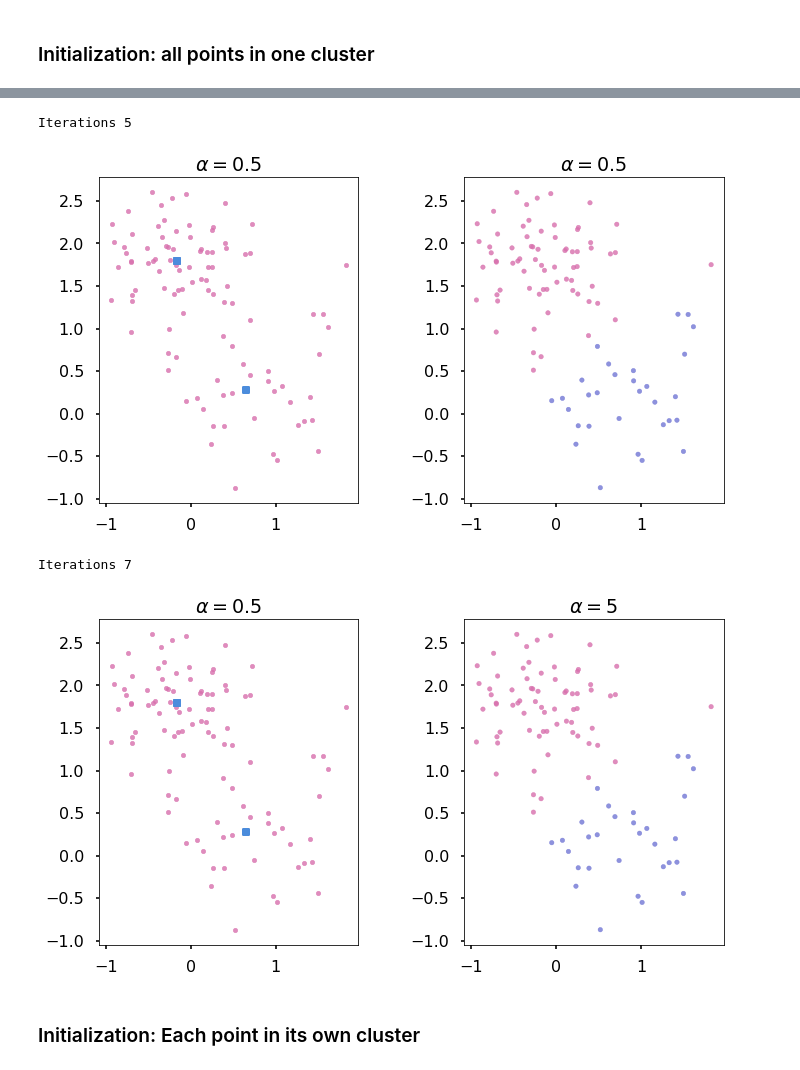
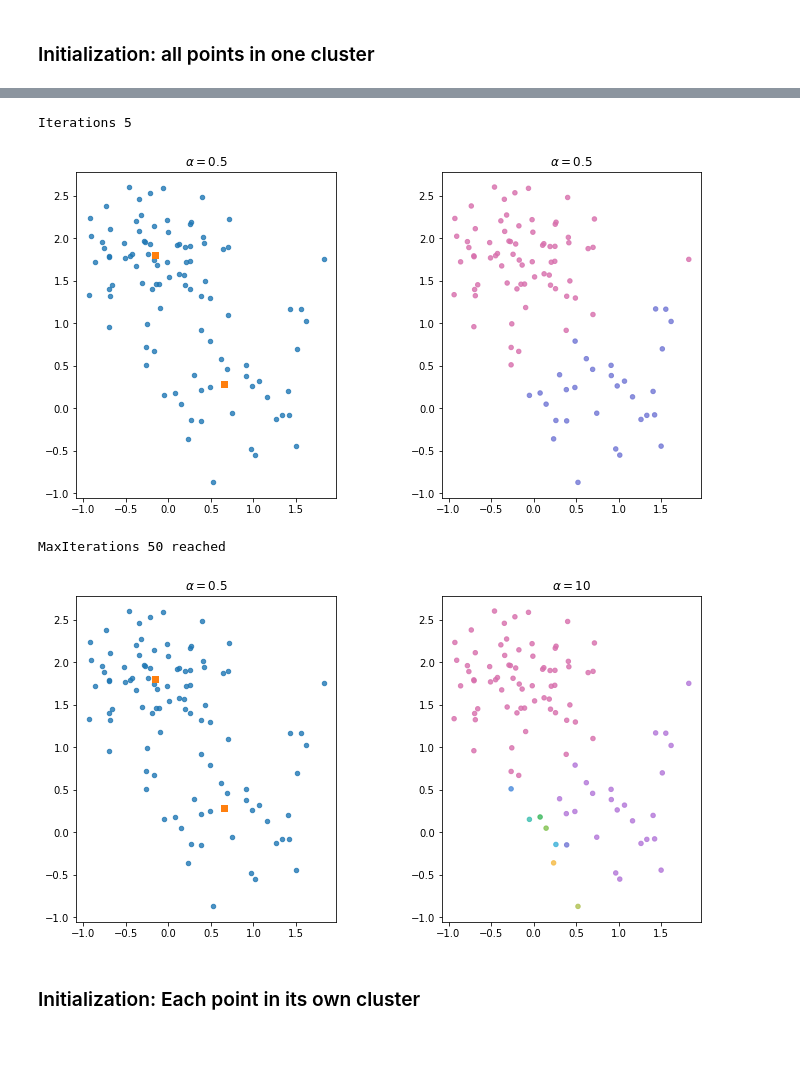
Before and after one commit to ChenchaoZhao/MachineLearningMethods, a Jupyter notebook: DPMM_demo.ipynb, the cells around one changed output, grey strips where cells are left out. Drawn from its saved outputs; the diff is of its cells as text; code cells hidden in the pictures.

```diff
--- a/DPMM_demo.ipynb
+++ b/DPMM_demo.ipynb
@@ -1,6 +0,0 @@
-# %%
-import numpy as np
-import scipy as sp
-import MyStats as ms
-%pylab inline
-style.use('seaborn-poster')
@@ -9,10 +1,21 @@ Populating the interactive namespace from numpy and matplotlib
+# %%
+import numpy as np
+from mixture_models import DirichletProcessMixtureModel as DPMM
+import matplotlib.pyplot as plt
+palettes = [
+    '#D870AD', '#B377D9', '#7277D5',
+    '#4B8CDC', '#3BB1D9', '#3BBEB0',
+    '#3BB85D', '#82C250', '#B0C151',
+    '#F5BA42', '#F59B43', '#E7663F',
+    '#D94C42']
+cc_ = np.array(palettes)
 # %% [markdown]
 # Dirichlet Process Mixture Model
 # %% [markdown]
 ## $\alpha = 0.5$
 # %%
 alpha_real = 0.5
-dp = ms.DirichletProcessMixtureModel(alpha_real, n_dim=2, sig2=0.25)
+dp = DPMM(alpha_real, n_dim=2, sig2=0.25)
 
 seed = 41918
 np.random.seed(seed)
@@ -48,40 +47,39 @@ alpha_fit = 0.5
 # dp.max_itr = 100
 dp.fit(alpha=alpha_fit, init_method=0)
 
-figure(figsize=(12,6))
-ax = subplot(121, aspect='equal')
-ax.scatter(data_[:,0], data_[:,1], s=20, alpha=0.8, c=ms.cc_[0])
-ax.scatter(dp.cluster_parameters_[:,0], dp.cluster_parameters_[:,1], s=30, marker='s', c=ms.cc_[3], alpha=0.8)
+plt.figure(figsize=(12,6))
+ax = plt.subplot(121, aspect='equal')
+ax.scatter(data_[:,0], data_[:,1], s=20, alpha=0.8)
+ax.scatter(dp.cluster_parameters_[:,0], dp.cluster_parameters_[:,1], s=30, marker='s', alpha=0.8)
 
-title(r"$\alpha = {}$".format(alpha_real))
-ax = subplot(122, aspect='equal')
-ax.scatter(data_[:,0], data_[:,1], s=20, alpha=0.8, c=ms.cc_[dp.labels_*2])
+plt.title(r"$\alpha = {}$".format(alpha_real))
+ax = plt.subplot(122, aspect='equal')
+ax.scatter(data_[:,0], data_[:,1], s=20, alpha=0.8, c=cc_[dp.labels_*2])
 
-title(r"$\alpha={}$".format(alpha_fit))
-show()
+plt.title(r"$\alpha={}$".format(alpha_fit))
+plt.show()
 # %% [output]
 Iterations 5
-[figure, old version]
+[figure, new version]
 # %%
-alpha_fit = 5
+alpha_fit = 10
 # dp.max_itr = 100
 dp.fit(alpha=alpha_fit, init_method=0)
 
-figure(figsize=(12,6))
-ax = subplot(121, aspect='equal')
-ax.scatter(data_[:,0], data_[:,1], s=20, alpha=0.8, c=ms.cc_[0])
-ax.scatter(dp.cluster_parameters_[:,0], dp.cluster_parameters_[:,1], s=30, marker='s', c=ms.cc_[3], alpha=0.8)
-# xlim(-5,5)
-# ylim(-5,5)
-title(r"$\alpha = {}$".format(alpha_real))
-ax = subplot(122, aspect='equal')
-ax.scatter(data_[:,0], data_[:,1], s=20, alpha=0.8, c=ms.cc_[dp.labels_*2])
-title(r"$\alpha={}$".format(alpha_fit))
+plt.figure(figsize=(12,6))
+ax = plt.subplot(121, aspect='equal')
+ax.scatter(data_[:,0], data_[:,1], s=20, alpha=0.8)
+ax.scatter(dp.cluster_parameters_[:,0], dp.cluster_parameters_[:,1], s=30, marker='s', alpha=0.8)
 
-show()
+plt.title(r"$\alpha = {}$".format(alpha_real))
+ax = plt.subplot(122, aspect='equal')
+ax.scatter(data_[:,0], data_[:,1], s=20, alpha=0.8, c=cc_[dp.labels_])
+plt.title(r"$\alpha={}$".format(alpha_fit))
+
+plt.show()
 # %% [output]
-Iterations 7
+MaxIterations 50 reached
-[figure, old version]
+[figure, new version]
 # %% [markdown]
 ### Initialization: Each point in its own cluster
 # %%
```
Also changed, not shown: parts of 12 cells of this notebook, 5 other files.
